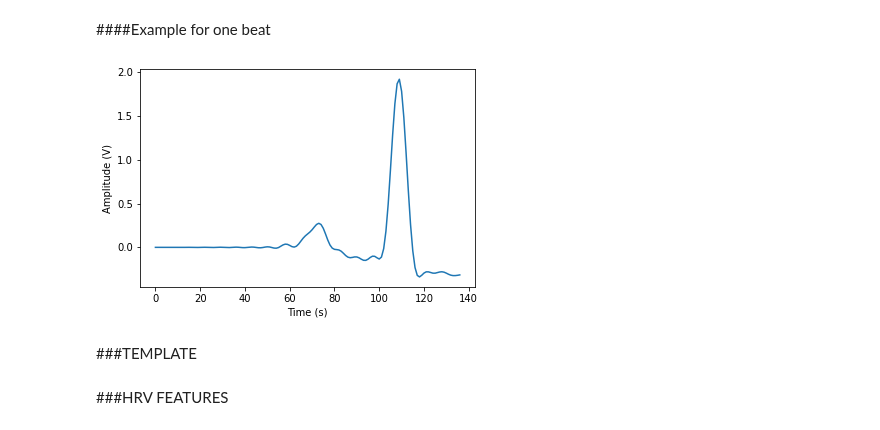
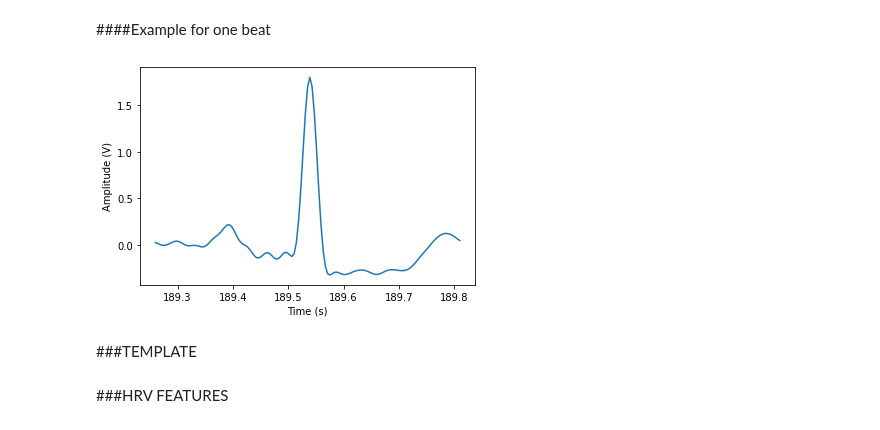
Before and after one commit to alice202122/AI_PROJECT, a Jupyter notebook: AI_Assignment.ipynb, the cells around one changed output. Drawn from its saved outputs; the diff is of its cells as text; code cells hidden in the pictures.

```diff
--- a/AI_Assignment.ipynb
+++ b/AI_Assignment.ipynb
@@ -427,5 +464,6 @@ def FIRlowpass(sample_rate, signal, time_axis, cutoff_hz, start, end, figs):
 # %%
-ECGIupblr_filt = FIRlowpass(fs, ECGIup_blr, time_vec, 35, 0.60, 0.75, True)
+ECGIupblr_filt, delay = FIRlowpass(fs, ECGIup_blr, time_vec, 35, 0, 1, True)
+delay
 # %% [output]
 [figure]
 [figure]
@@ -440,15 +479,15 @@ Ilead = 0              # I lead is stored in the first column of the ECGs
 IIlead = 1             # II lead is stored in the second column of the ECGs
 for patient in range(num_files):                   # scrolls patient by patient
   ECGIup_blr = dataup_blr[patient][ECG][Ilead]
-  ECGIupblr_filt = FIRlowpass(fs, ECGIup_blr, time_vec, 35, [], [], False)
+  ECGIupblr_filt = FIRlowpass(fs, ECGIup_blr, time_vec, 35, [], [], False)[0]
   ECGIIup_blr = dataup_blr[patient][ECG][IIlead]
-  ECGIIupblr_filt = FIRlowpass(fs, ECGIIup_blr, time_vec, 35, [], [], False)
+  ECGIIupblr_filt = FIRlowpass(fs, ECGIIup_blr, time_vec, 35, [], [], False)[0]
   ECGupblr_filt = [ ECGIupblr_filt, ECGIIupblr_filt ]
   ECGsupblr_filt.append(ECGupblr_filt)
 # %%
 dataupblr_filt = []                                                              # list initialization
 for patient in range(num_files):                                                 # scrolls patient by patient
-  row = [ ECGsupblr_filt[patient], Rpks[patient], anns[patient] ]                # store ECG filtered, R peaks location, beats annotation for each patient in a row
+  row = [ ECGsupblr_filt[patient], Rpks_up[patient], anns[patient] ]             # store ECG filtered, R peaks location, beats annotation for each patient in a row
   dataupblr_filt.append(row)                                                     # store row in a list
 # %% [markdown]
 #FEATURE EXTRACTION
@@ -466,20 +505,20 @@ def extractor(wnwst_t, wnwend_t):
   rows = []                               # list initialization
   ECG_wnw = []                            # list initialization
   ECG = 0                                 # ECGs are stored in the first column of the data matrix
+  Ilead = 0                               # I lead is stored in the first column of the ECGs
+  IIlead = 1                              # II lead is stored in the second column of the ECGs
   Rpks = 1                                # Rpks are stored in the second column of the data matrix
   anns = 2                                # anns are stored in the third column of the data matrix
-  Ilead = 0                               # I lead is stored in the first column of the ECGs
-  IIlead = 1                              # II lead is stored in the second column of the ECGs
   for patient in range(num_files):
     rows = []
     for idx, i in enumerate(dataupblr_filt[patient][Rpks]):
-      if (i-wnwst_smp)>0 and (i+wnwend_smp)<dataupblr_filt[patient][Rpks][-1]:
-        Rpk_t = i*delta_fs                # R peak location in time (s)
+      ann = dataupblr_filt[patient][anns][idx]
+      if ((i+delay*fs)-wnwst_smp)>0 and ((i+delay*fs)+wnwend_smp)<dataupblr_filt[patient][Rpks][-1]:
+        Rpk_t = (i+delay*fs)*delta_fs       # R peak location in time (s)
         time = np.linspace((Rpk_t-wnwst_t), (Rpk_t+wnwend_t), wnwst_smp+wnwend_smp, endpoint=True)
-        ann = dataupblr_filt[patient][anns][idx]
         ECGIupblr_filt = dataupblr_filt[patient][ECG][Ilead]
         ECGIIupblr_filt = dataupblr_filt[patient][ECG][IIlead]
-        row = [ i, ann, time, ECGIupblr_filt[int(i)-wnwst_smp:int(i)+wnwend_smp], ECGIIupblr_filt[int(i)-wnwst_smp:int(i)+wnwend_smp] ]
+        row = [ (i+delay*fs), ann, time, ECGIupblr_filt[int(i+delay*fs)-wnwst_smp:int(i+delay*fs)+wnwend_smp], ECGIIupblr_filt[int(i+delay*fs)-wnwst_smp:int(i+delay*fs)+wnwend_smp] ]
         rows.append(row)
     lst = copy.deepcopy(rows)
     perpatient = [ patient, lst ]
@@ -493,25 +532,27 @@ tot_beats = extractor(wnwst_t, wnwend_t)
 # %%
 patient = 0       # patient S001_128 (S001_250)
 column = 1        # Rpks, anns, time and ECGs are stored in the second column in tot_beats matrix
-n_beat = 0        # beats are stored by rows
+n_beat = 300        # beats are stored by rows
+time = 2          # time vector is stored in the third
 ECG_Ilead = 3     # ECG I lead is stored in the fourth column
-plot(tot_beats[patient][column][n_beat][ECG_Ilead])
+ECG_IIlead = 4    # ECG II lead is stored in the fifth column
+plot(tot_beats[patient][column][n_beat][time], tot_beats[patient][column][n_beat][ECG_Ilead])
 xlabel('Time (s)')
 ylabel('Amplitude (V)')
 show()
 # %% [output]
-[figure, old version]
+[figure, new version]
 # %%
 tot_beats = pd.DataFrame(tot_beats)
 path = '/gdrive/MyDrive/AI_Assignment/'
 tot_beats.to_pickle(path+'tot_beats')
-# %% [markdown]
-###TEMPLATE
 # %%
 path = '/gdrive/MyDrive/AI_Assignment/'
 tot_beats = pd.read_pickle(path+'tot_beats')
 # %%
 tot_beats = tot_beats.values.tolist()
+# %% [markdown]
+###TEMPLATE
 # %% [markdown]
 ###HRV FEATURES
 # %% [markdown]
```
Also changed, not shown: parts of 66 cells of this notebook.
